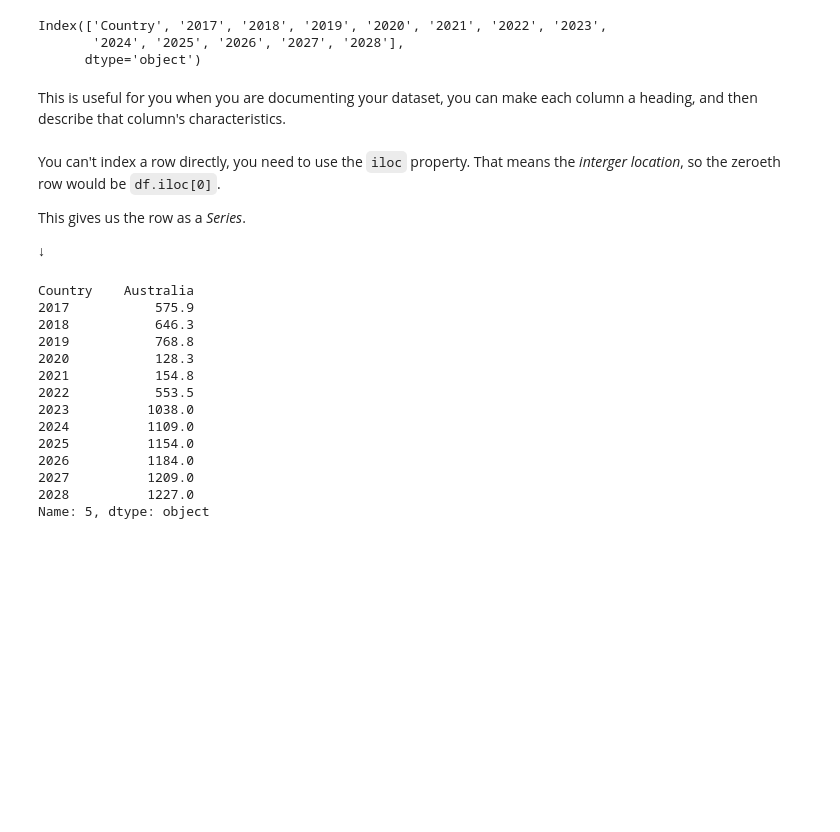
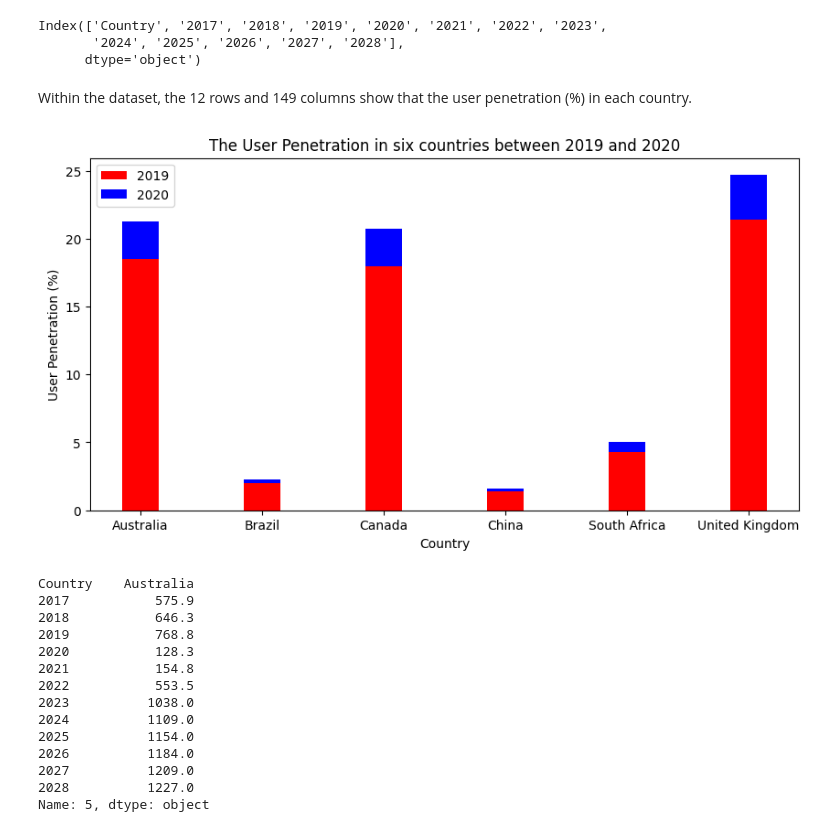
Before and after one commit to Teresa-bing/dataproject, a Jupyter notebook: basic_pandas.ipynb, the cells around one changed output. Cells and saved outputs as stored; diff of their text form; code cells hidden in the pictures; blank space fills up the shorter version.

```diff
--- a/basic_pandas.ipynb
+++ b/basic_pandas.ipynb
@@ -145,14 +166,24 @@ pen_df.columns
 Index(['Country', '2017', '2018', '2019', '2020', '2021', '2022', '2023',
        '2024', '2025', '2026', '2027', '2028'],
       dtype='object')
-# %% [markdown]
-This is useful for you when you are documenting your dataset, you can make each column a heading, and then describe that column's characteristics.
-# %% [markdown]
-You can't index a row directly, you need to use the `iloc` property. That means the _interger location_, so the zeroeth row would be `df.iloc[0]`.
-
-This gives us the row as a _Series_.
-
-↓
+# %% [markdown]
+Within the dataset, the 12 rows and 149 columns show that the user penetration (%) in each country.
+# %%
+
+x = ['Australia', 'Brazil', 'Canada', 'China','South Africa','United Kingdom']
+y1 = [18.5, 2.0, 18.0, 1.4, 4.3, 21.4 ]
+y2 = [2.8, 0.3, 2.7, 0.2, 0.7, 3.3]
+
+# plot bars in stack manner
+plt.bar(x, y1, color='r',width=0.3)
+plt.bar(x, y2, bottom=y1, color='b',width=0.3)
+plt.xlabel('Country')
+plt.ylabel('User Penetration (%)')
+plt.title("The User Penetration in six countries between 2019 and 2020")
+plt.legend(['2019','2020'])
+plt.show()
+# %% [output]
+[figure, added]
 # %%
 row_one = revenue_df.iloc[5]
 row_one
```
Also changed, not shown: parts of 43 cells of this notebook, 1 other file.
